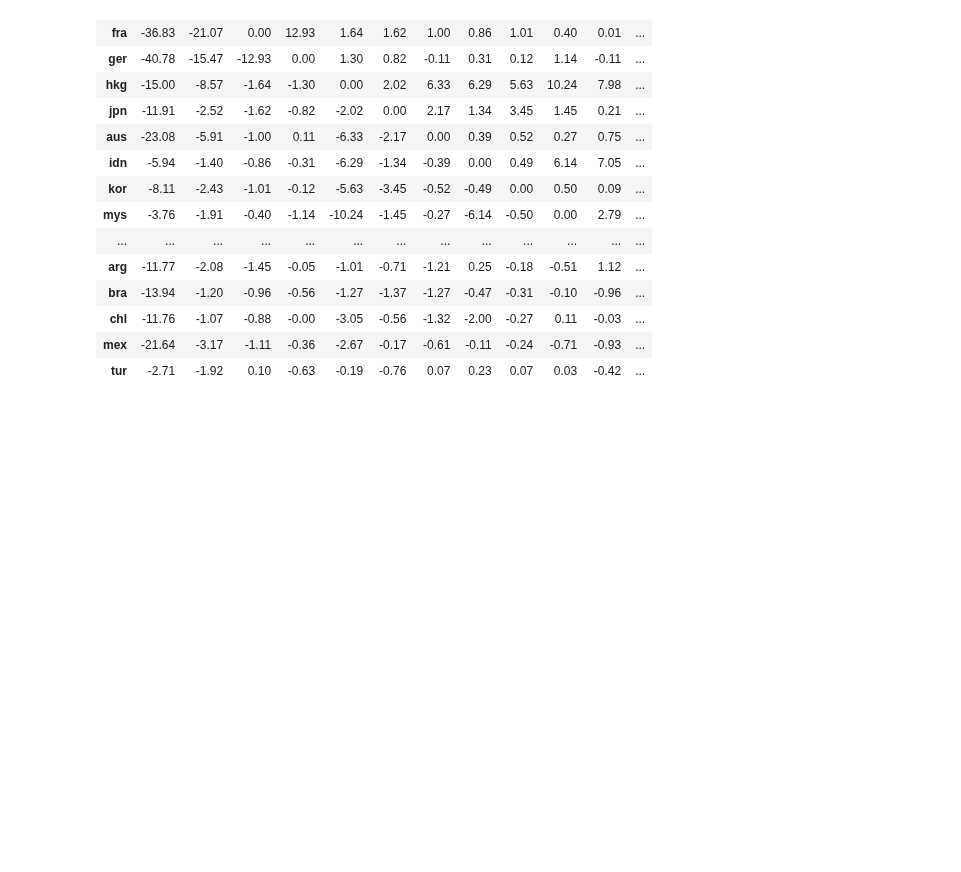
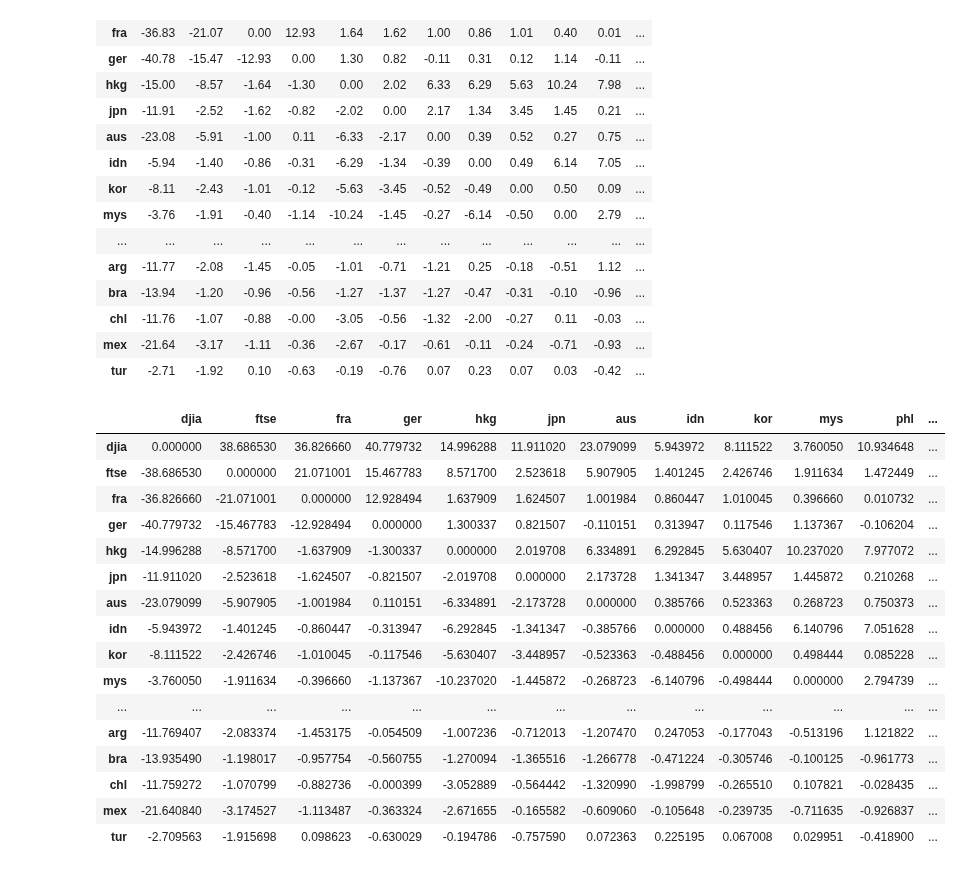
Before and after one commit to zstoi/PyConnectedness, a Jupyter notebook: examples/replicate_dy2009.ipynb, the cells around one changed output. Saved outputs shown, nothing was run; the diff lists cells and outputs as text; code cells hidden in the pictures; blank space fills up the shorter version.

```diff
--- a/examples/replicate_dy2009.ipynb
+++ b/examples/replicate_dy2009.ipynb
@@ -26,11 +30,14 @@ pd.set_option("display.max_columns", 30)
 
 Weekly data for **19 global equity markets**, early 1990s to 2007. Two aligned panels: log returns and a weekly volatility measure. One column per market, a `DatetimeIndex` on the rows - the wide, pandas-native layout that `static_connectedness` expects.
 # %%
-returns = pd.read_excel("examples/data/dy2009_returns.xlsx").set_index("date")
-volatility = pd.read_excel("examples/data/dy2009_vola.xlsx").set_index("date")
+DATA = "https://raw.githubusercontent.com/zstoi/PyConnectedness/main/examples/data/"
+
+returns = pd.read_excel(DATA + "dy2009_returns.xlsx").set_index("date")
+volatility = pd.read_excel(DATA + "dy2009_vola.xlsx").set_index("date")
 
 print("Markets:", list(returns.columns))
-print("Observations:", len(returns), "| Missing:", int(returns.isna().sum().sum()))
+print("Observations:", len(returns)
+      , "| Missing:", int(returns.isna().sum().sum()))
 print("Sample:", returns.index.min().date(), "->", returns.index.max().date())
 # %% [output]
 Markets: ['djia', 'ftse', 'fra', 'ger', 'hkg', 'jpn', 'aus', 'idn', 'kor', 'mys', 'phl', 'sgp', 'tai', 'tha', 'arg', 'bra', 'chl', 'mex', 'tur']
@@ -252,3 +262,24 @@ max |row-sum(C) - net directional|: 0.0
 | chl | -11.76 | -1.07 | -0.88 | -0.00 | -3.05 | -0.56 | -1.32 | -2.00 | -0.27 | 0.11 | -0.03 | ... |
 | mex | -21.64 | -3.17 | -1.11 | -0.36 | -2.67 | -0.17 | -0.61 | -0.11 | -0.24 | -0.71 | -0.93 | ... |
 | tur | -2.71 | -1.92 | 0.10 | -0.63 | -0.19 | -0.76 | 0.07 | 0.23 | 0.07 | 0.03 | -0.42 | ... |
+# %%
+# now with added functionality in pyconnectedness available
+ret_conn.pairwise_net
+# %% [output]
+|  | djia | ftse | fra | ger | hkg | jpn | aus | idn | kor | mys | phl | ... |
+| djia | 0.000000 | 38.686530 | 36.826660 | 40.779732 | 14.996288 | 11.911020 | 23.079099 | 5.943972 | 8.111522 | 3.760050 | 10.934648 | ... |
+| ftse | -38.686530 | 0.000000 | 21.071001 | 15.467783 | 8.571700 | 2.523618 | 5.907905 | 1.401245 | 2.426746 | 1.911634 | 1.472449 | ... |
+| fra | -36.826660 | -21.071001 | 0.000000 | 12.928494 | 1.637909 | 1.624507 | 1.001984 | 0.860447 | 1.010045 | 0.396660 | 0.010732 | ... |
+| ger | -40.779732 | -15.467783 | -12.928494 | 0.000000 | 1.300337 | 0.821507 | -0.110151 | 0.313947 | 0.117546 | 1.137367 | -0.106204 | ... |
+| hkg | -14.996288 | -8.571700 | -1.637909 | -1.300337 | 0.000000 | 2.019708 | 6.334891 | 6.292845 | 5.630407 | 10.237020 | 7.977072 | ... |
+| jpn | -11.911020 | -2.523618 | -1.624507 | -0.821507 | -2.019708 | 0.000000 | 2.173728 | 1.341347 | 3.448957 | 1.445872 | 0.210268 | ... |
+| aus | -23.079099 | -5.907905 | -1.001984 | 0.110151 | -6.334891 | -2.173728 | 0.000000 | 0.385766 | 0.523363 | 0.268723 | 0.750373 | ... |
+| idn | -5.943972 | -1.401245 | -0.860447 | -0.313947 | -6.292845 | -1.341347 | -0.385766 | 0.000000 | 0.488456 | 6.140796 | 7.051628 | ... |
+| kor | -8.111522 | -2.426746 | -1.010045 | -0.117546 | -5.630407 | -3.448957 | -0.523363 | -0.488456 | 0.000000 | 0.498444 | 0.085228 | ... |
+| mys | -3.760050 | -1.911634 | -0.396660 | -1.137367 | -10.237020 | -1.445872 | -0.268723 | -6.140796 | -0.498444 | 0.000000 | 2.794739 | ... |
+| ... | ... | ... | ... | ... | ... | ... | ... | ... | ... | ... | ... | ... |
+| arg | -11.769407 | -2.083374 | -1.453175 | -0.054509 | -1.007236 | -0.712013 | -1.207470 | 0.247053 | -0.177043 | -0.513196 | 1.121822 | ... |
+| bra | -13.935490 | -1.198017 | -0.957754 | -0.560755 | -1.270094 | -1.365516 | -1.266778 | -0.471224 | -0.305746 | -0.100125 | -0.961773 | ... |
+| chl | -11.759272 | -1.070799 | -0.882736 | -0.000399 | -3.052889 | -0.564442 | -1.320990 | -1.998799 | -0.265510 | 0.107821 | -0.028435 | ... |
+| mex | -21.640840 | -3.174527 | -1.113487 | -0.363324 | -2.671655 | -0.165582 | -0.609060 | -0.105648 | -0.239735 | -0.711635 | -0.926837 | ... |
+| tur | -2.709563 | -1.915698 | 0.098623 | -0.630029 | -0.194786 | -0.757590 | 0.072363 | 0.225195 | 0.067008 | 0.029951 | -0.418900 | ... |
```
Also changed, not shown: parts of 5 cells of this notebook, 3 other files.
